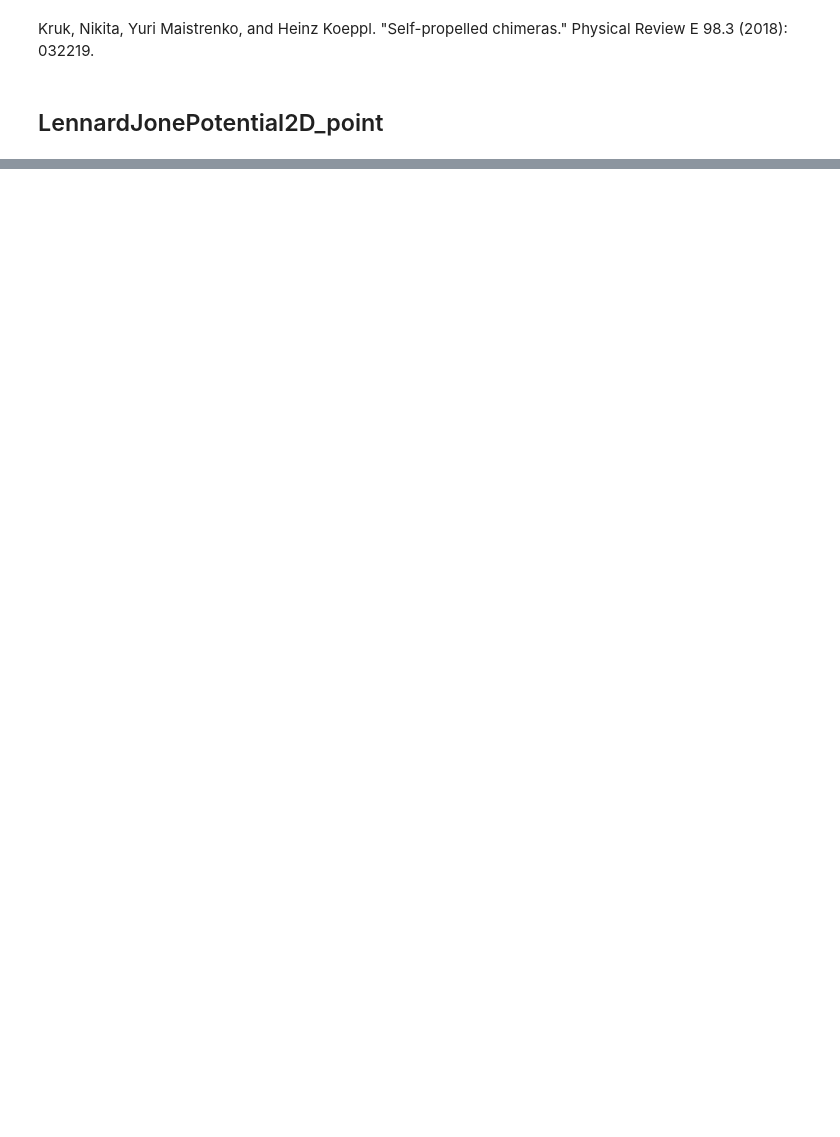
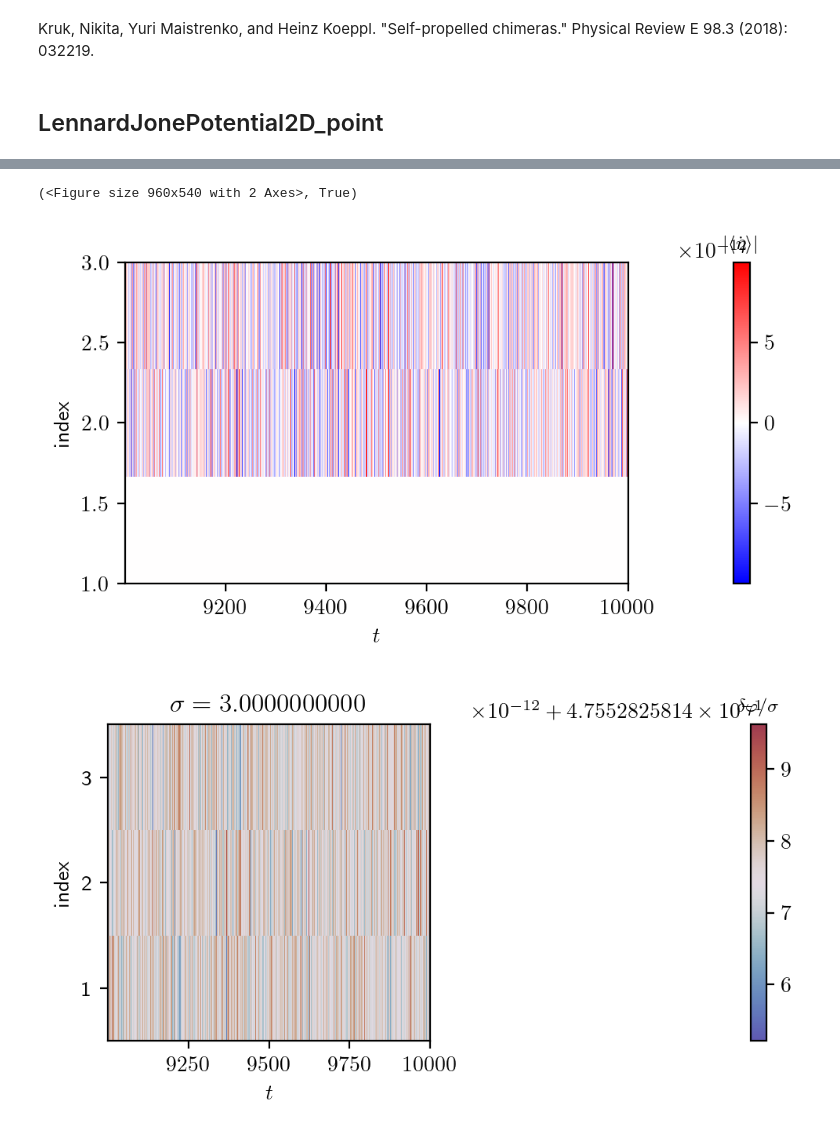
Before and after one commit to pcmagic/ActiveMatter, a Jupyter notebook: collectiveFish/try_phaseLag2D.ipynb, the cells around one changed output, grey strips where cells are left out. Drawn from its saved outputs; the diff is of its cells as text; code cells hidden in the pictures; blank space fills up the shorter version.

```diff
--- a/collectiveFish/try_phaseLag2D.ipynb
+++ b/collectiveFish/try_phaseLag2D.ipynb
@@ -242,0 +280,71 @@ ValueError: Axis limits cannot be NaN or Inf
+# %%
+################################################################################3
+%matplotlib inline
+
+# figsize = np.array((9, 9)) * 0.5
+# dpi = 200 if 'inline' in matplotlib.get_backend() else 100
+# # plt_tmin, plt_tmax = ini_t, max_t
+# plt_tmin, plt_tmax = max_t * 0.9, max_t
+# resampling_fct, interp1d_kind = None, 'linear'
+# sps.show_fig_fun(prb1, sps.core_trajectory2D, figsize=figsize, dpi=dpi,
+#                  plt_tmin=plt_tmin, resampling_fct=resampling_fct)
+# ----------------------------------
+figsize = np.array((16, 9)) * 0.3
+dpi = 200 if 'inline' in matplotlib.get_backend() else 100
+plt_tmin, plt_tmax = max_t * 0.9, max_t
+resampling_fct, interp1d_kind = 1, 'linear'
+# ----------------------------------
+cmap=plt.get_cmap('bwr')
+fig, axi = plt.subplots(1, 1, figsize=figsize, dpi=dpi, constrained_layout=True)
+fig.patch.set_facecolor('white')
+t_plot, avg_all = sps.cal_avrPhaseVelocity(problem=prb1, t_tmin=plt_tmin, t_tmax=plt_tmax,
+                                           resampling_fct=resampling_fct, interp1d_kind=interp1d_kind,
+                                           tavr=eval_dt, npabs=True)
+sort_idx = np.argsort(np.mean(avg_all[:, t_plot > t_plot.max() / 2], axis=-1))
+obj_idx = np.arange(1, prb1.n_obj + 1)
+deta_all = avg_all[sort_idx, :] - avg_all[sort_idx[0], :]
+vmm = np.max(np.abs(deta_all))
+norm = Normalize(vmin=-vmm, vmax=vmm)
+c = axi.pcolorfast(t_plot, obj_idx, deta_all, cmap=cmap, norm=norm)
+clb = fig.colorbar(c, ax=axi)
+clb.ax.set_title('$ | \\langle \\dot{\\eta} \\rangle | $', fontsize='small')
+axi.set_xlabel('$t$')
+axi.set_ylabel('index')
+axi.set_xlim(t_plot.min(), t_plot.max())
+axi.set_ylim(1, prb1.n_obj)
+# ----------------------------------
+cmap = sps.twilight_diverging()
+sps.show_fig_fun(prb1, sps.core_avrPhaseVelocity, figsize=figsize, dpi=dpi,
+                 plt_tmin=plt_tmin, plt_tmax=plt_tmax, resampling_fct=resampling_fct,
+                 npabs=False, cmap=cmap,
+                 vmin=None, vmax=None, tavr=eval_dt, return_info=True)
+# ----------------------------------
+markevery, linestyle = 0.3, 'o-C1',
+fig, axi = plt.subplots(1, 1, figsize=figsize, dpi=dpi, constrained_layout=True)
+fig.patch.set_facecolor('white')
+
+# xlim, ylim = (1e-1, 2e3), (-0.1, 1.05e0)
+t_hist, cplx_R = sps.cal_polar_order(prb1, t_tmax=np.inf)
+odp_R = np.linalg.norm(cplx_R, axis=-1)
+axi.plot(t_hist, odp_R, linestyle, markevery=markevery, )
+axi.set_xlabel('$t$')
+axi.set_ylabel('$R$')
+# axi.set_xscale('log')
+# # axi.set_yscale('log')
+# axi.set_xlim(*xlim)
+# axi.set_ylim(*ylim)
+# axi.spines[['top', 'right']].set_visible(False)
+# axi.spines['left'].set_position(('data', xlim[0]))
+# axi.spines['bottom'].set_position(('data', ylim[0]))
+# axi.plot(1, ylim[0], ">k", transform=axi.get_yaxis_transform(), clip_on=False)
+# axi.plot(xlim[0], 1, "^k", transform=axi.get_xaxis_transform(), clip_on=False)
+# ----------------------------------
+cmap = plt.get_cmap('twilight_shifted')
+sps.show_fig_fun(prb1, sps.core_avrPhase, figsize=figsize, dpi=dpi,
+                 plt_tmin=plt_tmin, plt_tmax=plt_tmax,
+                 resampling_fct=resampling_fct, cmap=cmap,
+                 tavr=eval_dt, sort_type='normal')
+# %% [output]
+(<Figure size 960x540 with 2 Axes>, True)
+[figure, added]
+[figure, added]
```
Also changed, not shown: parts of 4 cells of this notebook, 6 other files.
